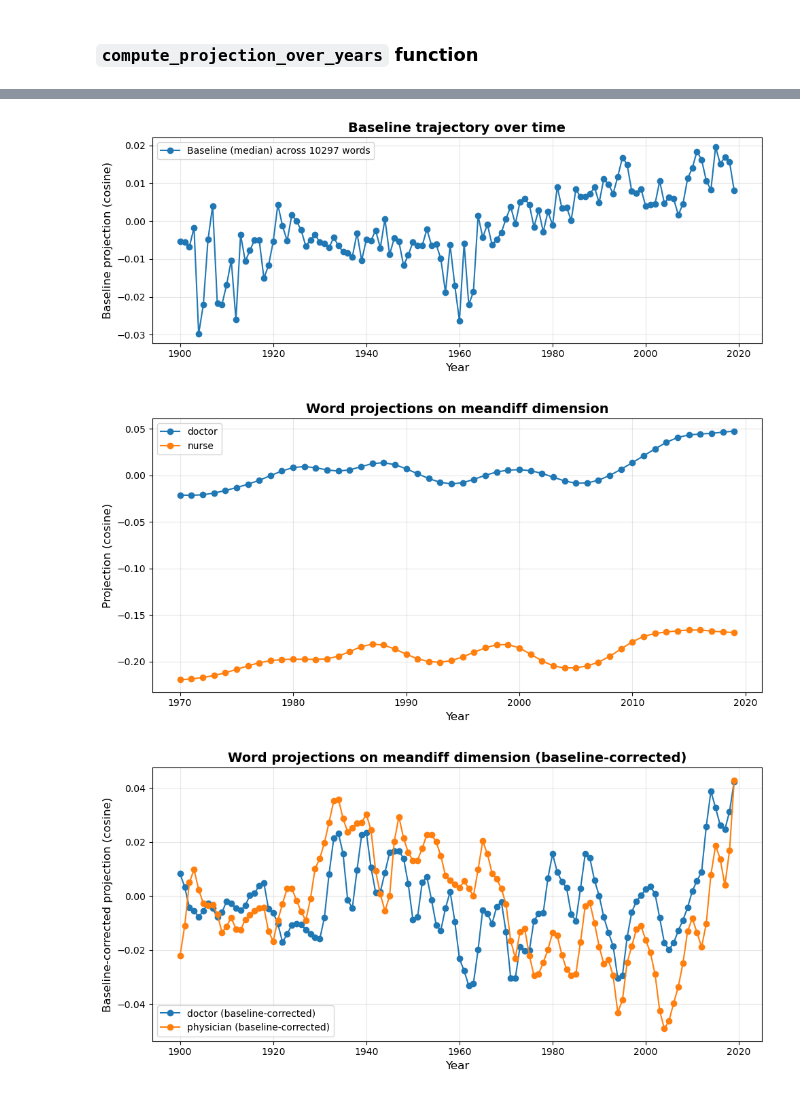
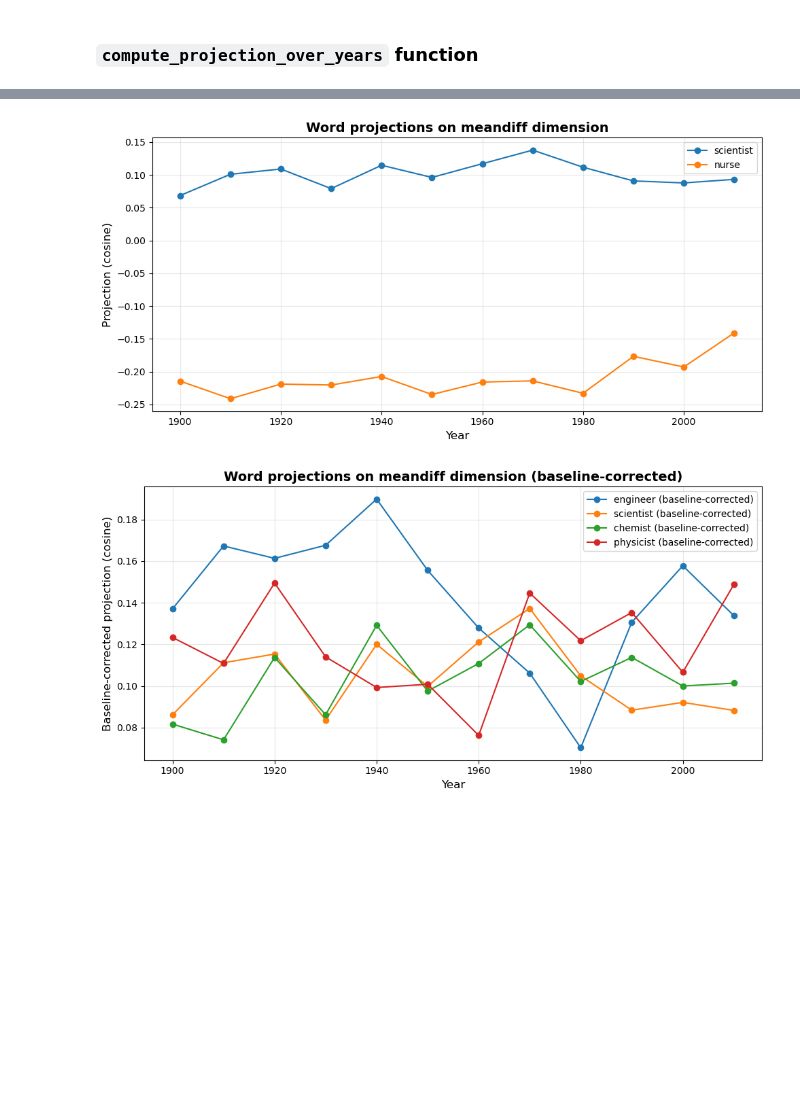
Before and after one commit to eric-d-knowles/ngram-prep, a Jupyter notebook: notebooks/ngram_change_analysis_workflow.ipynb, the cells around one changed output, grey strips where cells are left out. Saved outputs shown, nothing was run; the diff lists cells and outputs as text; code cells hidden in the pictures; blank space fills up the shorter version.

```diff
--- a/notebooks/ngram_change_analysis_workflow.ipynb
+++ b/notebooks/ngram_change_analysis_workflow.ipynb
@@ -460,40 +468,39 @@ try:
 except NameError:
     baseline_result = compute_baseline_set(
         model_dir=model_path,
         contrast_pairs=gender_contrasts,
         start_year=1900,
         end_year=2019,
         year_step=1,
         method='meandiff',
         ensure_sign_positive=True,
         exclusion_pattern=r"(man|men|woman|women|girl|boy|wife|husband|mother|father|son|daughter|she|he)",
         min_years=5,
         agg="median",
         plot=False,
         corr_n_permutations=0,
     )
 
-targets = ['doctor', 'nurse']
+targets = ['scientist', 'nurse']
 
 result = compute_projection_over_years(
     model_dir=model_path,
     token_contrasts=gender_contrasts,
     test_words=targets,
-    start_year=1970,
-    end_year=2019,
-    year_step=1,
+    start_year=1900,
+    end_year=2010,
+    year_step=10,
     method='meandiff',
     ensure_sign_positive=True,
-    smooth=True,
+    smooth=False,
     sigma=2,
     verbose=False,
     baseline_result=baseline_result,
     plot_corrected_if_baseline=False,
     plot=True,
  )
 # %% [output]
-[figure, old version]
+[figure, new version]
-[figure, removed]
 # %%
 gender_contrasts = [
     ('she', 'he'),
@@ -546,18 +553,18 @@ except NameError:
         corr_n_permutations=0,
     )
 
-targets = ['doctor', 'physician']
+targets = ['engineer', 'scientist', 'chemist', 'physicist']
 
 result = compute_projection_over_years(
     model_dir=model_path,
     token_contrasts=gender_contrasts,
     test_words=targets,
     start_year=1900,
-    end_year=2019,
-    year_step=1,
+    end_year=2010,
+    year_step=10,
     method='meandiff',
     ensure_sign_positive=True,
-    smooth=True,
+    smooth=False,
     sigma=1,
     verbose=False,
     baseline_result=baseline_result,
@@ -566,4 +573,4 @@ result = compute_projection_over_years(
     plot=True,
  )
 # %% [output]
-[figure, old version]
+[figure, new version]
```
Also changed, not shown: parts of 15 cells of this notebook, 13 other files.
